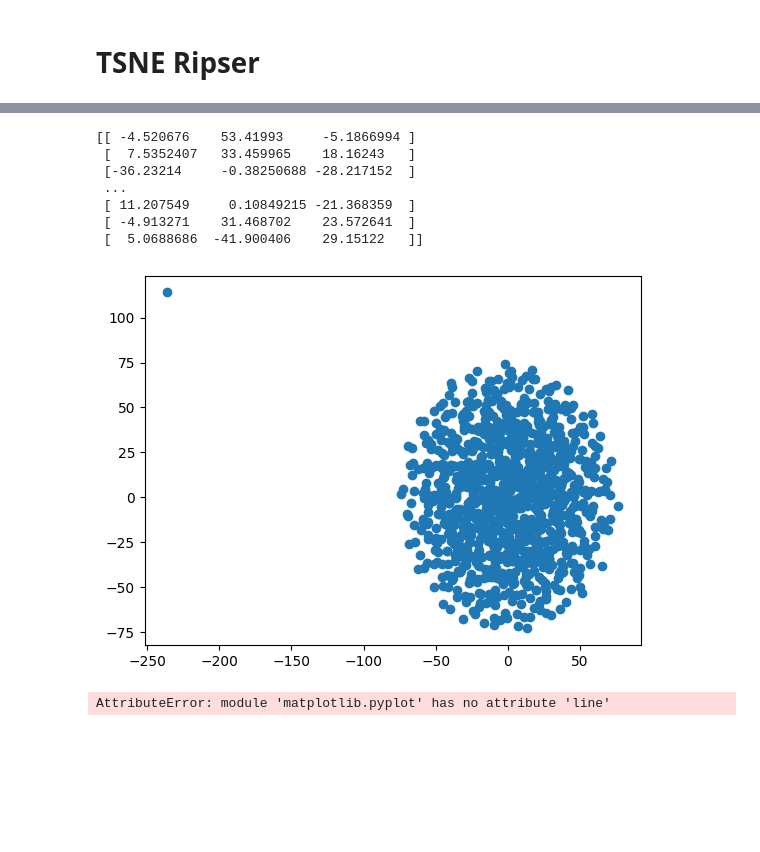
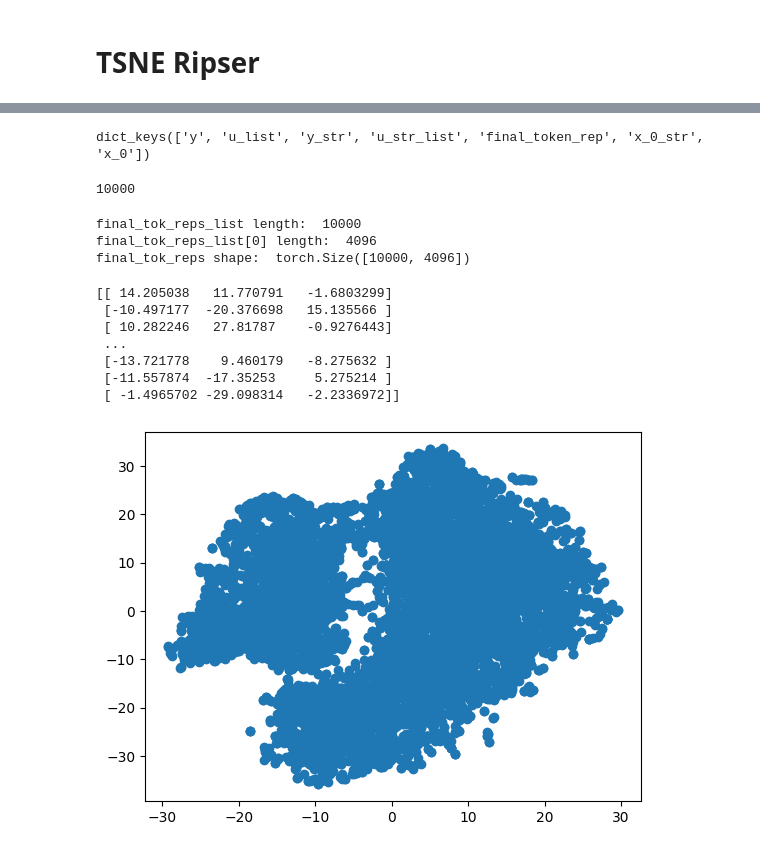
Before and after one commit to amanb2000/Magic_Words, a Jupyter notebook: theorem_numerics/05_TSNE_Ripser_Analysis.ipynb, the cells around one changed output, grey strips where cells are left out. Drawn from its saved outputs; the diff is of its cells as text; code cells hidden in the pictures; blank space fills up the shorter version.

```diff
--- a/theorem_numerics/05_TSNE_Ripser_Analysis.ipynb
+++ b/theorem_numerics/05_TSNE_Ripser_Analysis.ipynb
@@ -63,0 +63,16 @@ def count_connected_components(dataset, epsilon):
+# %%
+data_path = "results/sampled_u_final_token_reps_top10000_yids679.json"
+data_1024_path = "results/sampled_u_final_token_reps_top1024_yids679.json"
+# load json
+
+if not os.path.exists(data_1024_path):
+    data_json = json.load(open(data_path, "r"))
+data_json = json.load(open(data_path, "r"))
+
+data_json[0].keys()
+# %% [output]
+dict_keys(['y', 'u_list', 'y_str', 'u_str_list', 'final_token_rep', 'x_0_str', 'x_0'])
+# %%
+len(data_json)
+# %% [output]
+10000
@@ -64,28 +95,37 @@ def count_connected_components(dataset, epsilon):
+# %%
+LAYER_NUM = -1
+# %%
+# construct dummy data -- [samples, features]
+final_tok_reps_list = []
+
+for data_el in tqdm(data_json):
+    final_tok_reps_list.append(torch.tensor(data_el['final_token_rep'][LAYER_NUM]))
+
+print("final_tok_reps_list length: ", len(final_tok_reps_list))
+print("final_tok_reps_list[0] length: ", len(final_tok_reps_list[0]))
+
+final_tok_reps = torch.stack(final_tok_reps_list)
+print("final_tok_reps shape: ", final_tok_reps.shape)
+# %% [output]
+final_tok_reps_list length:  10000
+final_tok_reps_list[0] length:  4096
+final_tok_reps shape:  torch.Size([10000, 4096])
 # %%
-dummy_data = torch.randn(1024, 4096)
+dummy_data = final_tok_reps
 tsne_data = convert_data_to_TSNE(dummy_data.numpy(), num_output_dims=3)
 print(tsne_data)
 plt.rcParams.update({
     "text.usetex": False
 })
 # Plot the data
 plt.scatter(tsne_data[:, 0], tsne_data[:, 1])
 plt.show()
 # %% [output]
-[[ -4.520676    53.41993     -5.1866994 ]
- [  7.5352407   33.459965    18.16243   ]
- [-36.23214     -0.38250688 -28.217152  ]
+[[ 14.205038   11.770791   -1.6803299]
+ [-10.497177  -20.376698   15.135566 ]
+ [ 10.282246   27.81787    -0.9276443]
  ...
- [ 11.207549     0.10849215 -21.368359  ]
- [ -4.913271    31.468702    23.572641  ]
- [  5.0688686  -41.900406    29.15122   ]]
+ [-13.721778    9.460179   -8.275632 ]
+ [-11.557874  -17.35253     5.275214 ]
+ [ -1.4965702 -29.098314   -2.2336972]]
-[figure, old version]
+[figure, new version]
-# %%
-cmp = []
-for epsilon in np.arange(0, 1, 0.005):
-    cmp += [count_connected_components(tsne_data, epsilon=epsilon)]
-
-plt.line(np.arange(0, 1, 0.005), cmp)
-plt.show()
-# %% [output]
-AttributeError: module 'matplotlib.pyplot' has no attribute 'line'
```
Also changed, not shown: parts of 7 cells of this notebook.
